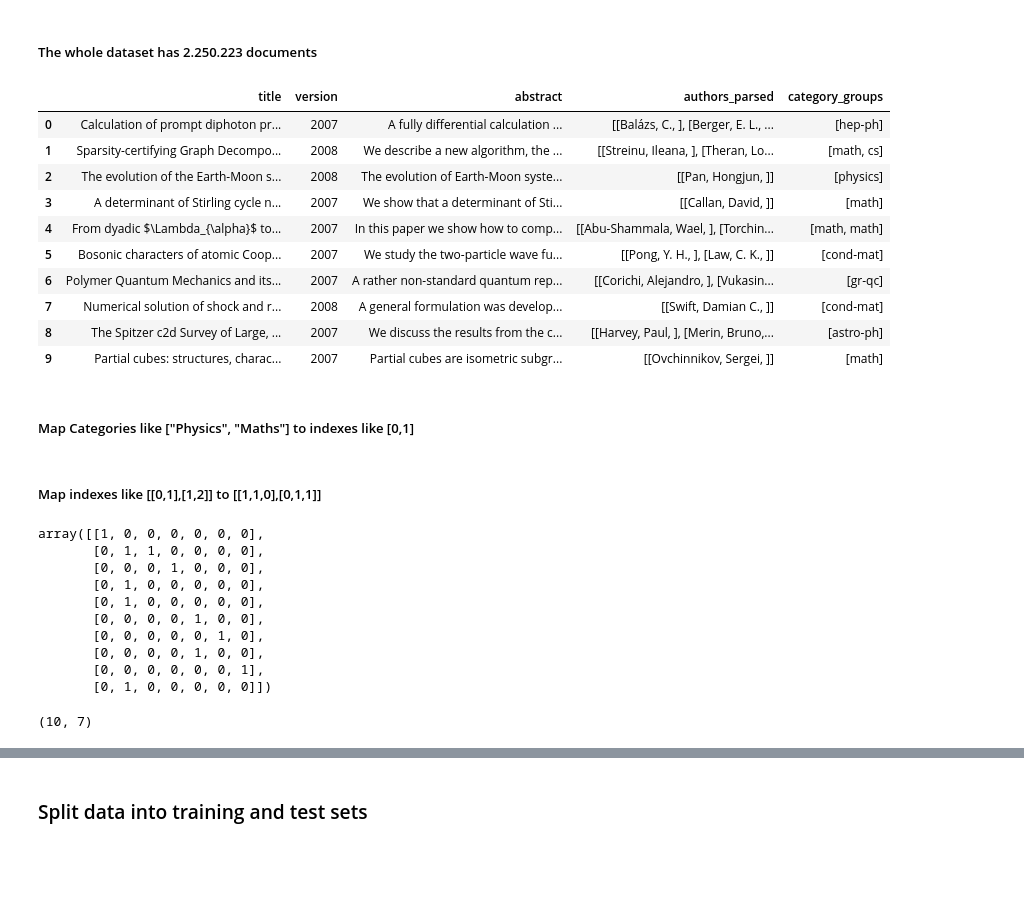
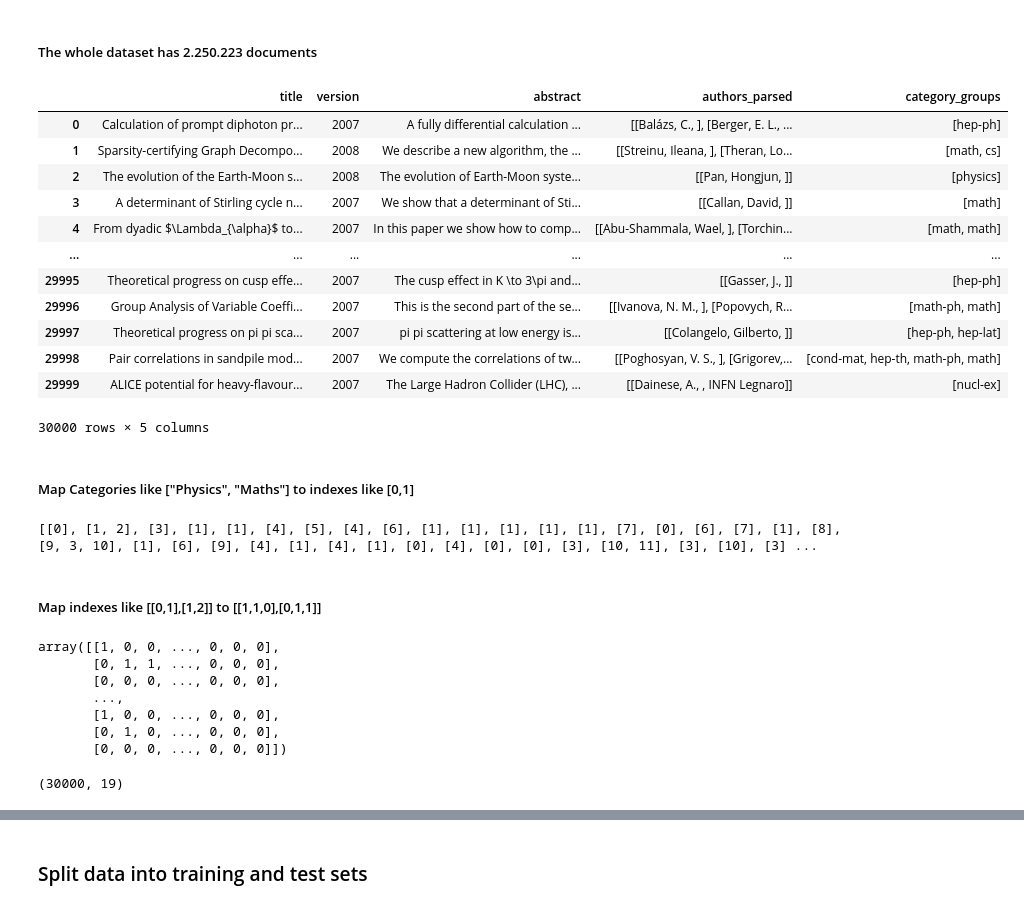
Before and after one commit to diamenciarz/NLP_Project, a Jupyter notebook: ReadJSON.ipynb, the cells around one changed output, grey strips where cells are left out. Drawn from its saved outputs; the diff is of its cells as text; code cells hidden in the pictures; blank space fills up the shorter version.

```diff
--- a/ReadJSON.ipynb
+++ b/ReadJSON.ipynb
@@ -9,21 +10,23 @@ from src.shared import process
 # %% [markdown]
 ##### The whole dataset has 2.250.223 documents
 # %%
-docs = read_n_documents(0,10)
+docs = read_n_documents(0,30000)
 processed_documents = process(docs)
 processed_documents
 # %% [output]
 |  | title | version | abstract | authors_parsed | category_groups |
 | 0 | Calculation of prompt diphoton pr... | 2007 | A fully differential calculation ... | [[Balázs, C., ], [Berger, E. L., ... | [hep-ph] |
 | 1 | Sparsity-certifying Graph Decompo... | 2008 | We describe a new algorithm, the ... | [[Streinu, Ileana, ], [Theran, Lo... | [math, cs] |
 | 2 | The evolution of the Earth-Moon s... | 2008 | The evolution of Earth-Moon syste... | [[Pan, Hongjun, ]] | [physics] |
 | 3 | A determinant of Stirling cycle n... | 2007 | We show that a determinant of Sti... | [[Callan, David, ]] | [math] |
 | 4 | From dyadic $\Lambda_{\alpha}$ to... | 2007 | In this paper we show how to comp... | [[Abu-Shammala, Wael, ], [Torchin... | [math, math] |
-| 5 | Bosonic characters of atomic Coop... | 2007 | We study the two-particle wave fu... | [[Pong, Y. H., ], [Law, C. K., ]] | [cond-mat] |
-| 6 | Polymer Quantum Mechanics and its... | 2007 | A rather non-standard quantum rep... | [[Corichi, Alejandro, ], [Vukasin... | [gr-qc] |
-| 7 | Numerical solution of shock and r... | 2008 | A general formulation was develop... | [[Swift, Damian C., ]] | [cond-mat] |
-| 8 | The Spitzer c2d Survey of Large, ... | 2007 | We discuss the results from the c... | [[Harvey, Paul, ], [Merin, Bruno,... | [astro-ph] |
-| 9 | Partial cubes: structures, charac... | 2007 | Partial cubes are isometric subgr... | [[Ovchinnikov, Sergei, ]] | [math] |
+| ... | ... | ... | ... | ... | ... |
+| 29995 | Theoretical progress on cusp effe... | 2007 | The cusp effect in K \to 3\pi and... | [[Gasser, J., ]] | [hep-ph] |
+| 29996 | Group Analysis of Variable Coeffi... | 2007 | This is the second part of the se... | [[Ivanova, N. M., ], [Popovych, R... | [math-ph, math] |
+| 29997 | Theoretical progress on pi pi sca... | 2007 | pi pi scattering at low energy is... | [[Colangelo, Gilberto, ]] | [hep-ph, hep-lat] |
+| 29998 | Pair correlations in sandpile mod... | 2007 | We compute the correlations of tw... | [[Poghosyan, V. S., ], [Grigorev,... | [cond-mat, hep-th, math-ph, math] |
+| 29999 | ALICE potential for heavy-flavour... | 2007 | The Large Hadron Collider (LHC), ... | [[Dainese, A., , INFN Legnaro]] | [nucl-ex] |
+30000 rows × 5 columns
 # %% [markdown]
 ##### Map Categories like ["Physics", "Maths"] to indexes like [0,1]
 # %%
@@ -43,7 +46,9 @@ def map_categories_to_indexes(categories):
     return all_indexes, unique_categories
 # %%
 all_indexes, labels = map_categories_to_indexes(processed_documents['category_groups'].values)
-# print(all_indexes)
+print(all_indexes)
+# %% [output]
+[[0], [1, 2], [3], [1], [1], [4], [5], [4], [6], [1], [1], [1], [1], [1], [7], [0], [6], [7], [1], [8], [9, 3, 10], [1], [6], [9], [4], [1], [4], [1], [0], [4], [0], [0], [3], [10, 11], [3], [10], [3] ...
 # %% [markdown]
 ##### Map indexes like [[0,1],[1,2]] to [[1,1,0],[0,1,1]]
 # %%
@@ -56,20 +61,17 @@ y = mlb.fit_transform(all_indexes)
 # %%
 y
 # %% [output]
-array([[1, 0, 0, 0, 0, 0, 0],
-       [0, 1, 1, 0, 0, 0, 0],
-       [0, 0, 0, 1, 0, 0, 0],
-       [0, 1, 0, 0, 0, 0, 0],
-       [0, 1, 0, 0, 0, 0, 0],
-       [0, 0, 0, 0, 1, 0, 0],
-       [0, 0, 0, 0, 0, 1, 0],
-       [0, 0, 0, 0, 1, 0, 0],
-       [0, 0, 0, 0, 0, 0, 1],
-       [0, 1, 0, 0, 0, 0, 0]])
+array([[1, 0, 0, ..., 0, 0, 0],
+       [0, 1, 1, ..., 0, 0, 0],
+       [0, 0, 0, ..., 0, 0, 0],
+       ...,
+       [1, 0, 0, ..., 0, 0, 0],
+       [0, 1, 0, ..., 0, 0, 0],
+       [0, 0, 0, ..., 0, 0, 0]])
 # %%
 y.shape
 # %% [output]
-(10, 7)
+(30000, 19)
 # %%
 labels
 # %% [output]
```
Also changed, not shown: parts of 20 cells of this notebook, 18 other files.
